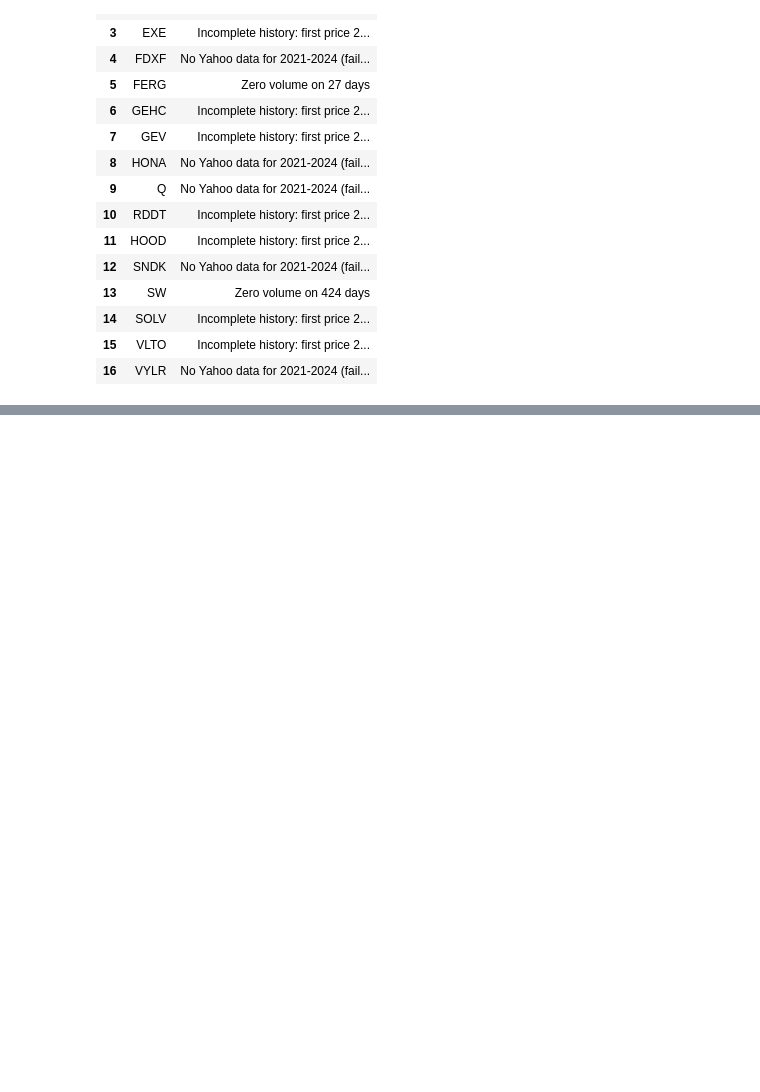
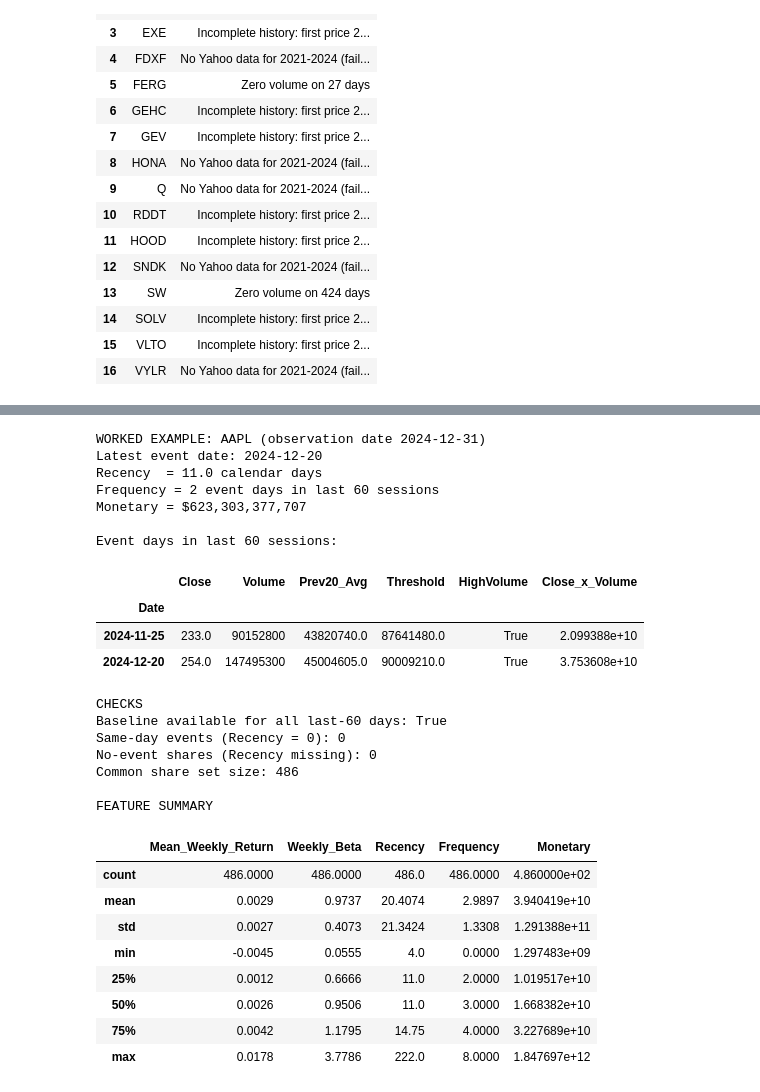
Before and after one commit to makaog5-sudo/CRM-SP500, a Jupyter notebook: CRM_stock_Analysis.ipynb, the cells around one changed output, grey strips where cells are left out. Saved outputs shown, nothing was run; the diff lists cells and outputs as text; code cells hidden in the pictures; blank space fills up the shorter version.

```diff
--- a/CRM_stock_Analysis.ipynb
+++ b/CRM_stock_Analysis.ipynb
@@ -172,0 +325,55 @@ dtype: float64
+# %%
+# TASK 1.5: Worked example, validation checks and feature summary
+
+t = "AAPL"
+ex = pd.DataFrame({"Close": stock_data["Close"][t], "Volume": stock_data["Volume"][t]})
+ex["Prev20_Avg"] = ex["Volume"].shift(1).rolling(20).mean()   # excludes current day
+ex["Threshold"] = 2 * ex["Prev20_Avg"]
+ex["HighVolume"] = ex["Volume"] > ex["Threshold"]
+ex["Close_x_Volume"] = ex["Close"] * ex["Volume"]
+last60 = ex.tail(60)
+
+print(f"WORKED EXAMPLE: {t} (observation date {observation_date.date()})")
+print("Latest event date:", ex.index[ex["HighVolume"]].max().date())
+print("Recency  =", features.loc[t, "Recency"], "calendar days")
+print("Frequency =", int(last60["HighVolume"].sum()), "event days in last 60 sessions")
+print(f"Monetary = ${last60['Close_x_Volume'].sum():,.0f}")
+print("\nEvent days in last 60 sessions:")
+display(last60[last60["HighVolume"]].round(0))
+
+print("\nCHECKS")
+print("Baseline available for all last-60 days:", last60["Prev20_Avg"].notna().all())
+print("Same-day events (Recency = 0):", (features["Recency"] == 0).sum())
+print("No-event shares (Recency missing):", features["Recency"].isna().sum())
+print("Common share set size:", len(features))
+
+print("\nFEATURE SUMMARY")
+display(features[["Mean_Weekly_Return", "Weekly_Beta", "Recency", "Frequency", "Monetary"]].describe().round(4))
+# %% [output]
+WORKED EXAMPLE: AAPL (observation date 2024-12-31)
+Latest event date: 2024-12-20
+Recency  = 11.0 calendar days
+Frequency = 2 event days in last 60 sessions
+Monetary = $623,303,377,707
+
+Event days in last 60 sessions:
+|  | Close | Volume | Prev20_Avg | Threshold | HighVolume | Close_x_Volume |
+| Date |  |  |  |  |  |  |
+| 2024-11-25 | 233.0 | 90152800 | 43820740.0 | 87641480.0 | True | 2.099388e+10 |
+| 2024-12-20 | 254.0 | 147495300 | 45004605.0 | 90009210.0 | True | 3.753608e+10 |
+CHECKS
+Baseline available for all last-60 days: True
+Same-day events (Recency = 0): 0
+No-event shares (Recency missing): 0
+Common share set size: 486
+
+FEATURE SUMMARY
+|  | Mean_Weekly_Return | Weekly_Beta | Recency | Frequency | Monetary |
+| count | 486.0000 | 486.0000 | 486.0 | 486.0000 | 4.860000e+02 |
+| mean | 0.0029 | 0.9737 | 20.4074 | 2.9897 | 3.940419e+10 |
+| std | 0.0027 | 0.4073 | 21.3424 | 1.3308 | 1.291388e+11 |
+| min | -0.0045 | 0.0555 | 4.0 | 0.0000 | 1.297483e+09 |
+| 25% | 0.0012 | 0.6666 | 11.0 | 2.0000 | 1.019517e+10 |
+| 50% | 0.0026 | 0.9506 | 11.0 | 3.0000 | 1.668382e+10 |
+| 75% | 0.0042 | 1.1795 | 14.75 | 4.0000 | 3.227689e+10 |
+| max | 0.0178 | 3.7786 | 222.0 | 8.0000 | 1.847697e+12 |
```
Also changed, not shown: parts of 3 cells of this notebook.
